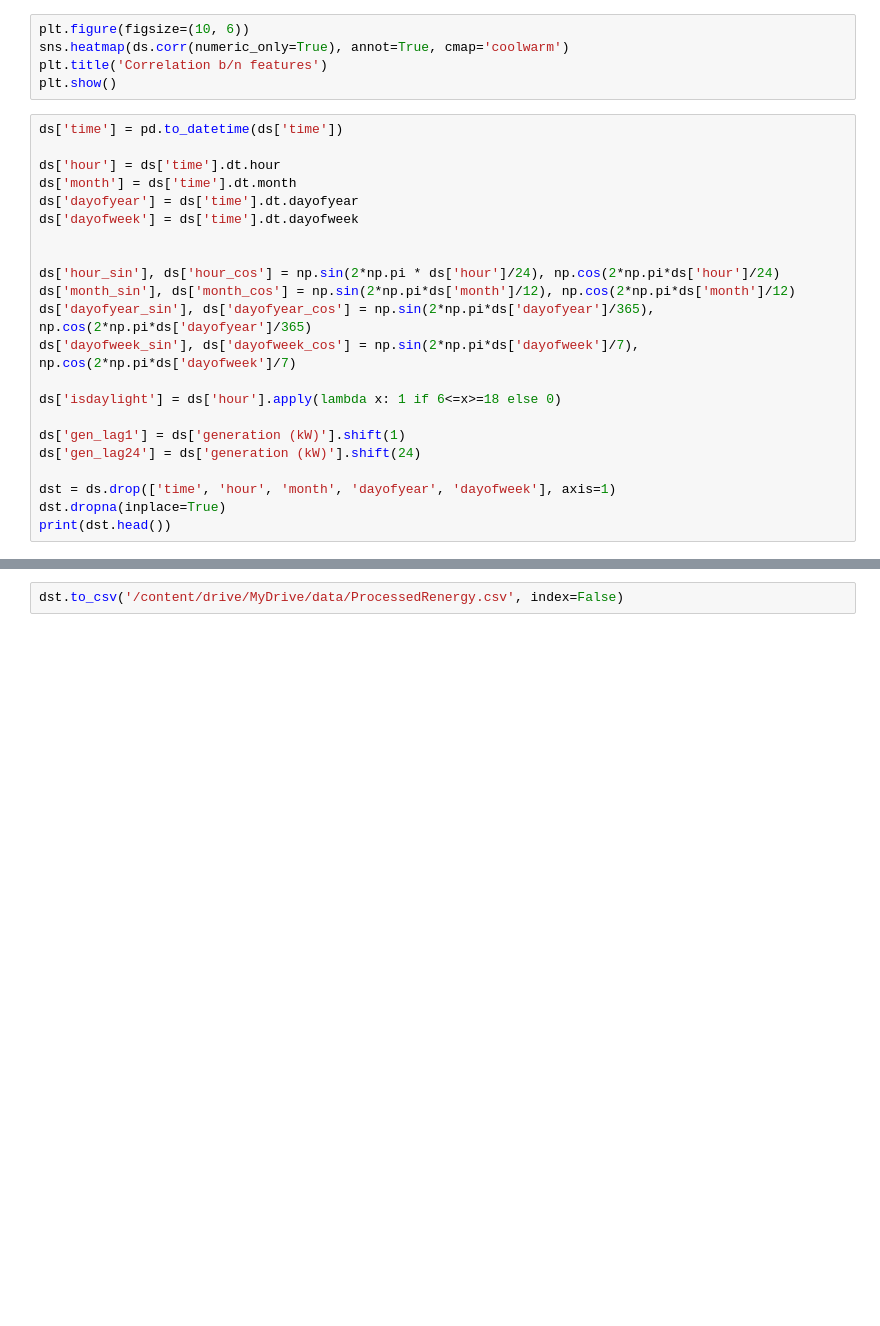
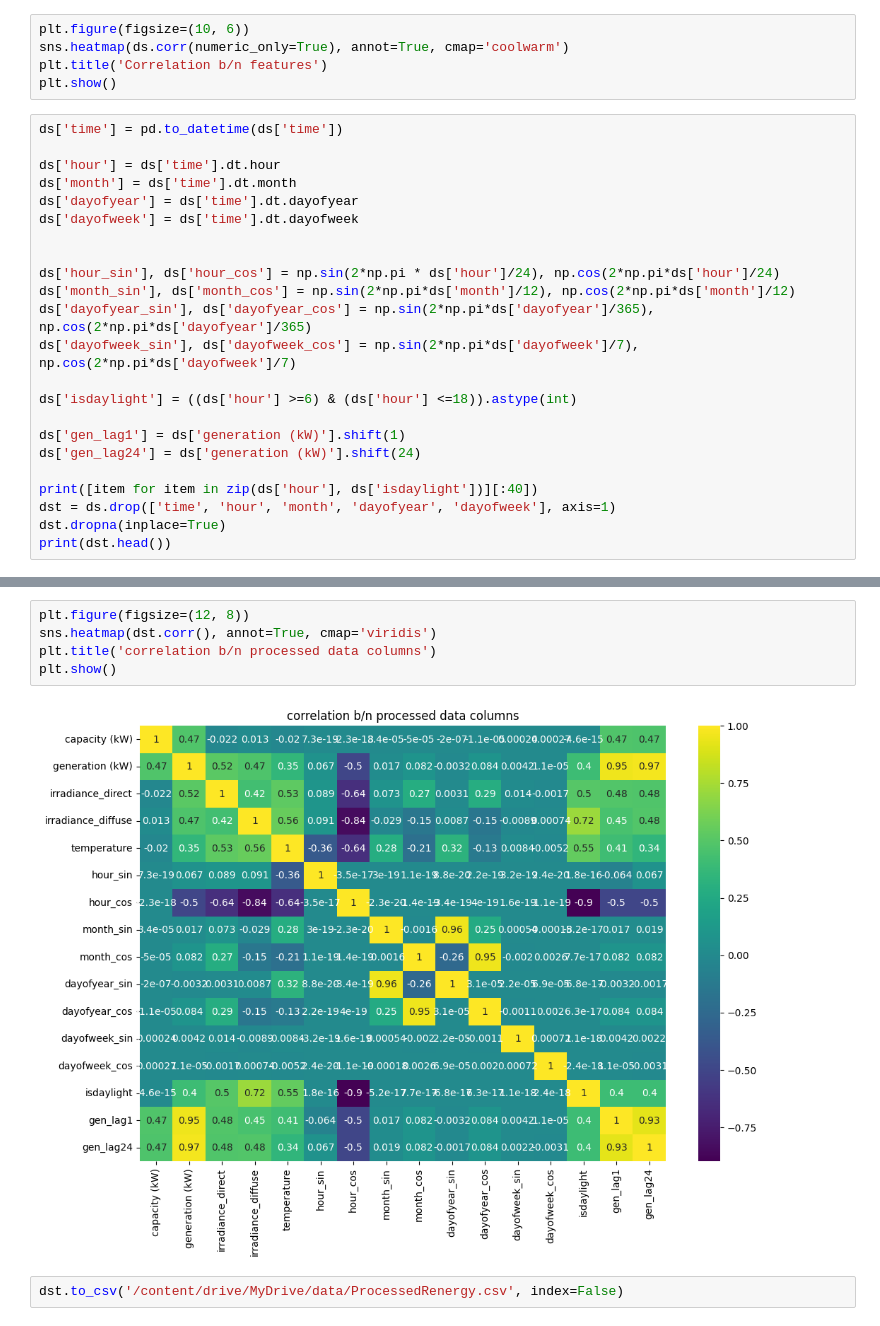
Before and after one commit to Osei-OwusuENG/ML-lab, a Jupyter notebook: notebooks/renewable_energyML_notebook.ipynb, the cells around one changed output, grey strips where cells are left out. Drawn from its saved outputs; the diff is of its cells as text; blank space fills up the shorter version.

```diff
--- a/notebooks/renewable_energyML_notebook.ipynb
+++ b/notebooks/renewable_energyML_notebook.ipynb
@@ -111,11 +122,12 @@ ds['month_sin'], ds['month_cos'] = np.sin(2*np.pi*ds['month']/12), np.cos(2*np.p
 ds['dayofyear_sin'], ds['dayofyear_cos'] = np.sin(2*np.pi*ds['dayofyear']/365), np.cos(2*np.pi*ds['dayofyear']/365)
 ds['dayofweek_sin'], ds['dayofweek_cos'] = np.sin(2*np.pi*ds['dayofweek']/7), np.cos(2*np.pi*ds['dayofweek']/7)
 
-ds['isdaylight'] = ds['hour'].apply(lambda x: 1 if 6<=x>=18 else 0)
+ds['isdaylight'] = ((ds['hour'] >=6) & (ds['hour'] <=18)).astype(int)
 
 ds['gen_lag1'] = ds['generation (kW)'].shift(1)
 ds['gen_lag24'] = ds['generation (kW)'].shift(24)
 
+print([item for item in zip(ds['hour'], ds['isdaylight'])][:40])
 dst = ds.drop(['time', 'hour', 'month', 'dayofyear', 'dayofweek'], axis=1)
 dst.dropna(inplace=True)
 print(dst.head())
@@ -122,3 +152,10 @@ print(dst.head())
+# %%
+plt.figure(figsize=(12, 8))
+sns.heatmap(dst.corr(), annot=True, cmap='viridis')
+plt.title('correlation b/n processed data columns')
+plt.show()
+# %% [output]
+[figure, added]
 # %%
 dst.to_csv('/content/drive/MyDrive/data/ProcessedRenergy.csv', index=False)
 # %%
```
Also changed, not shown: parts of 6 cells of this notebook.
